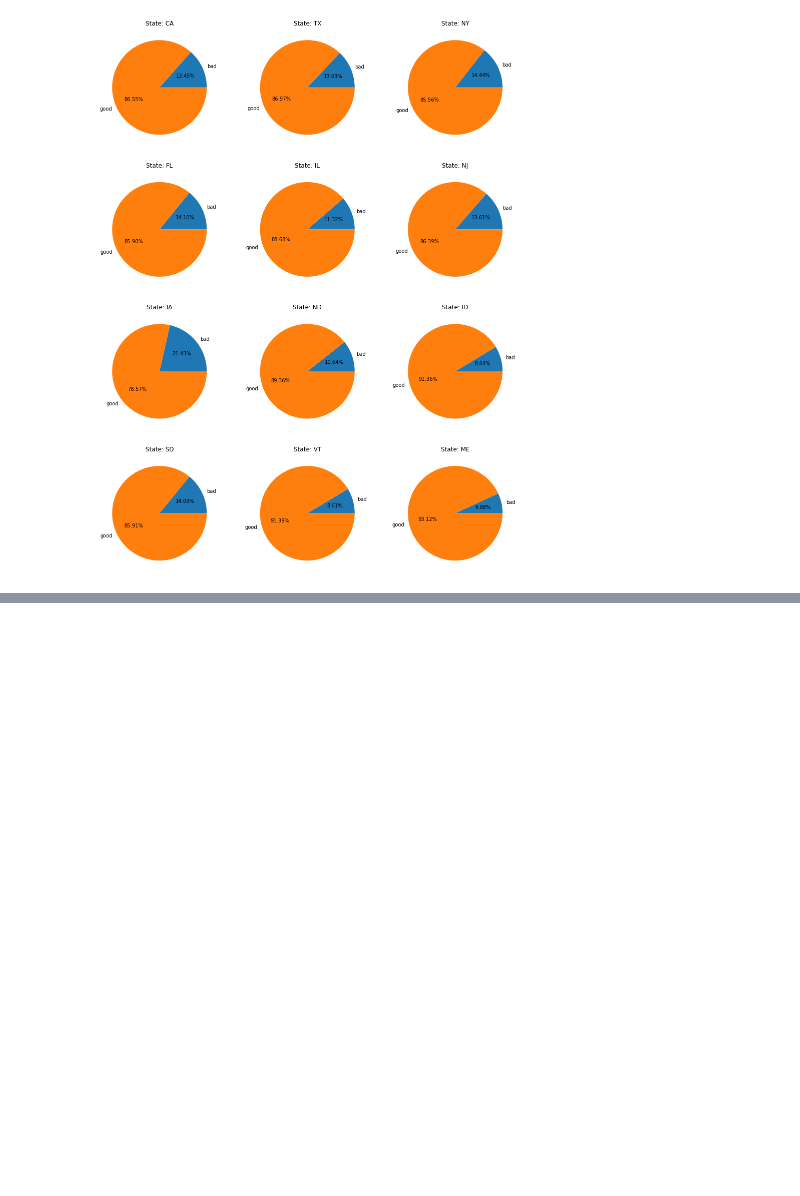
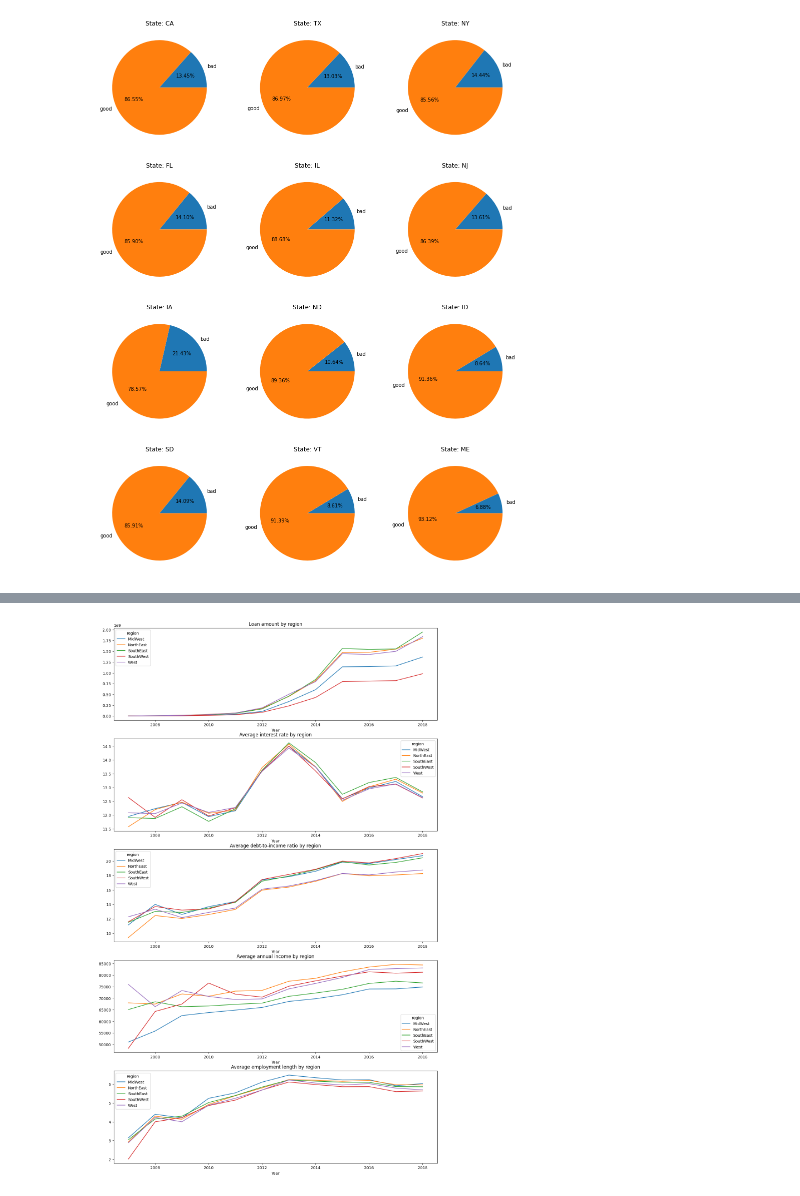
Before and after one commit to chihongtao91/loan_prediction, a Jupyter notebook: data_exploration.ipynb, the cells around one changed output, grey strips where cells are left out. Drawn from its saved outputs; the diff is of its cells as text; code cells hidden in the pictures; blank space fills up the shorter version.

Commit message:
Plotting by region.

```diff
--- a/data_exploration.ipynb
+++ b/data_exploration.ipynb
@@ -164,0 +169,86 @@ for i, (name, row) in enumerate(plot_df.iterrows()):
+# %%
+west = ['CA', 'OR', 'UT','WA', 'CO', 'NV', 'AK', 'MT', 'HI', 'WY', 'ID']
+south_west = ['AZ', 'TX', 'NM', 'OK']
+south_east = ['GA', 'NC', 'VA', 'FL', 'KY', 'SC', 'LA', 'AL', 'WV', 'DC', 'AR', 'DE', 'MS', 'TN' ]
+mid_west = ['IL', 'MO', 'MN', 'OH', 'WI', 'KS', 'MI', 'SD', 'IA', 'NE', 'IN', 'ND']
+north_east = ['CT', 'NY', 'PA', 'NJ', 'RI','MA', 'MD', 'VT', 'NH', 'ME']
+
+df['region'] = np.nan
+
+def finding_regions(state):
+    if state in west:
+        return 'West'
+    elif state in south_west:
+        return 'SouthWest'
+    elif state in south_east:
+        return 'SouthEast'
+    elif state in mid_west:
+        return 'MidWest'
+    elif state in north_east:
+        return 'NorthEast'
+
+df['region'] = df['addr_state'].apply(finding_regions)
+
+df['emp_length_int'] = np.nan
+
+def update_emp_length_int(emp_length):
+    emp_length_int = None
+    if emp_length == '10+ years':
+        emp_length_int = 10
+    elif emp_length == '9 years':
+        emp_length_int = 9
+    elif emp_length == '8 years':
+        emp_length_int = 8
+    elif emp_length == '7 years':
+        emp_length_int = 7
+    elif emp_length == '6 years':
+        emp_length_int = 6
+    elif emp_length == '5 years':
+        emp_length_int = 5
+    elif emp_length == '4 years':
+        emp_length_int = 4
+    elif emp_length == '3 years':
+        emp_length_int = 3
+    elif emp_length == '2 years':
+        emp_length_int = 2
+    elif emp_length == '1 year':
+        emp_length_int = 1
+    elif emp_length == '< 1 year':
+        emp_length_int = 0.5
+    elif emp_length == 'n/a':
+        emp_length_int = 0
+    return emp_length_int
+
+df['emp_length_int'] = df['emp_length'].apply(update_emp_length_int)
+
+# plt.style.use('dark_background')
+f, ax = plt.subplots(5,1, figsize=(15,25))
+
+grouped_df = df.groupby(['issue_y','region'])
+
+loan_by_region = grouped_df.loan_amnt.sum()
+# loan_by_region_date.head()
+loan_by_region.unstack().plot(ax=ax[0], stacked=False)
+ax[0].set_title('Loan amount by region')
+ax[0].set_xlabel('Year')
+
+int_rate_by_region = grouped_df.int_rate.mean()
+int_rate_by_region.unstack().plot(ax=ax[1])
+ax[1].set_title('Average interest rate by region')
+ax[1].set_xlabel('Year')
+
+dti_by_region = grouped_df.dti.mean()
+dti_by_region.unstack().plot(ax=ax[2])
+ax[2].set_title('Average debt-to-income ratio by region')
+ax[2].set_xlabel('Year')
+
+income_by_region = grouped_df.annual_inc.mean()
+income_by_region.unstack().plot(ax=ax[3])
+ax[3].set_title('Average annual income by region')
+ax[3].set_xlabel('Year')
+
+emp_length_by_region = grouped_df.emp_length_int.mean()
+emp_length_by_region.unstack().plot(ax=ax[4])
+ax[4].set_title('Average employment length by region')
+ax[4].set_xlabel('Year')
+# %% [output]
@@ -164,0 +256 @@ for i, (name, row) in enumerate(plot_df.iterrows()):
+[figure, added]
```
Also changed, not shown: parts of 8 cells of this notebook, 1 other file.
